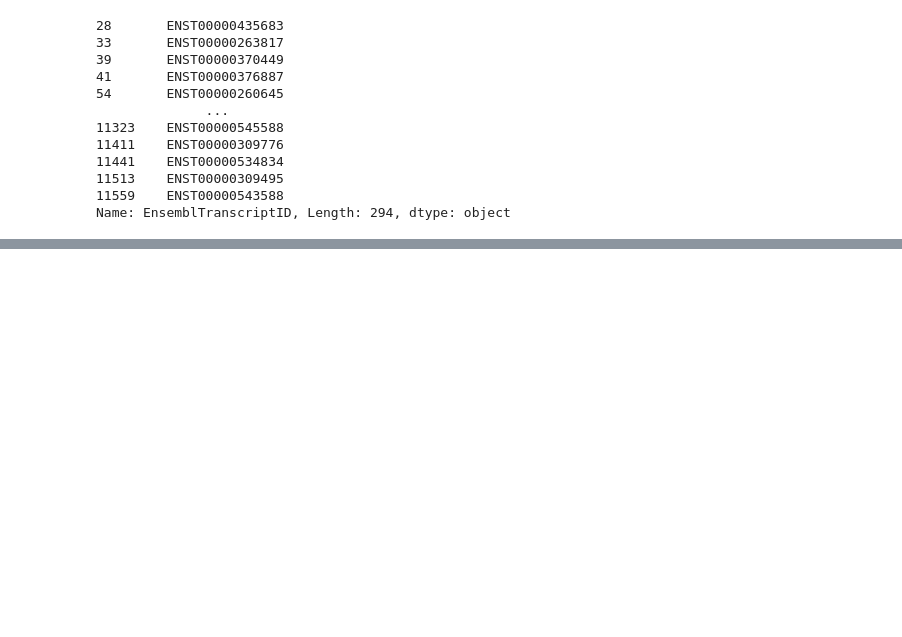
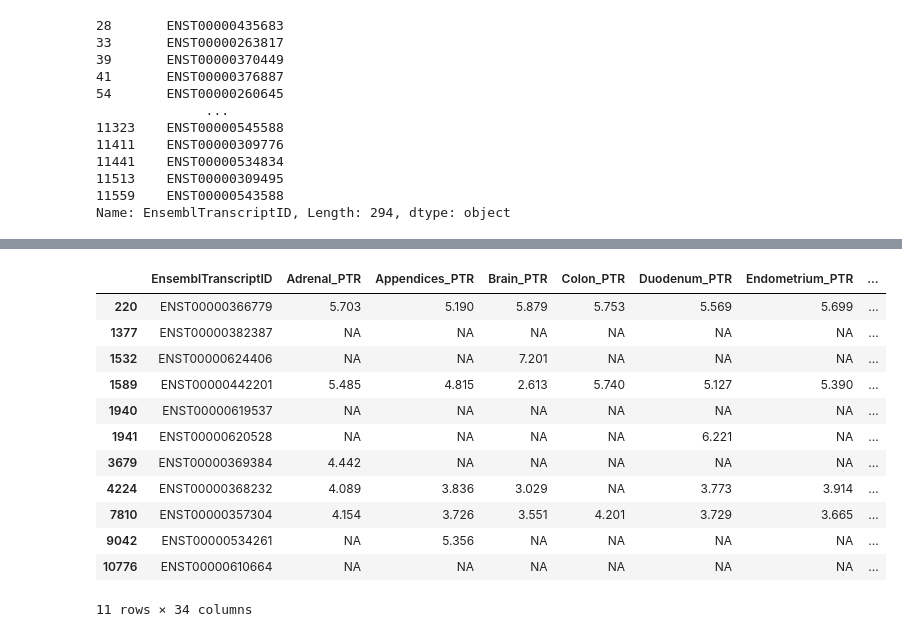
Before and after one commit to bleuchien/PTR-augur, a Jupyter notebook: notebooks/data_preprocessing.ipynb, the cells around one changed output, grey strips where cells are left out. Drawn from its saved outputs; the diff is of its cells as text; code cells hidden in the pictures; blank space fills up the shorter version.

Commit message:
fixed bug in dataframe update

```diff
--- a/notebooks/data_preprocessing.ipynb
+++ b/notebooks/data_preprocessing.ipynb
@@ -313,3 +340,19 @@ df2.loc[ df2['bed_files'] == 0, 'EnsemblTranscriptID' ].count()
+# %%
+df2.loc[ df2['bed_files'] == 0 ]
+# %% [output]
+|  | EnsemblTranscriptID | Adrenal_PTR | Appendices_PTR | Brain_PTR | Colon_PTR | Duodenum_PTR | Endometrium_PTR | ... |
+| 220 | ENST00000366779 | 5.703 | 5.190 | 5.879 | 5.753 | 5.569 | 5.699 | ... |
+| 1377 | ENST00000382387 | NA | NA | NA | NA | NA | NA | ... |
+| 1532 | ENST00000624406 | NA | NA | 7.201 | NA | NA | NA | ... |
+| 1589 | ENST00000442201 | 5.485 | 4.815 | 2.613 | 5.740 | 5.127 | 5.390 | ... |
+| 1940 | ENST00000619537 | NA | NA | NA | NA | NA | NA | ... |
+| 1941 | ENST00000620528 | NA | NA | NA | NA | 6.221 | NA | ... |
+| 3679 | ENST00000369384 | 4.442 | NA | NA | NA | NA | NA | ... |
+| 4224 | ENST00000368232 | 4.089 | 3.836 | 3.029 | NA | 3.773 | 3.914 | ... |
+| 7810 | ENST00000357304 | 4.154 | 3.726 | 3.551 | 4.201 | 3.729 | 3.665 | ... |
+| 9042 | ENST00000534261 | NA | 5.356 | NA | NA | NA | NA | ... |
+| 10776 | ENST00000610664 | NA | NA | NA | NA | NA | NA | ... |
+11 rows × 34 columns
 # %%
 # write current pre processed table to file
 datafile = '../data/preproc.csv'
```
Also changed, not shown: parts of 3 cells of this notebook.
